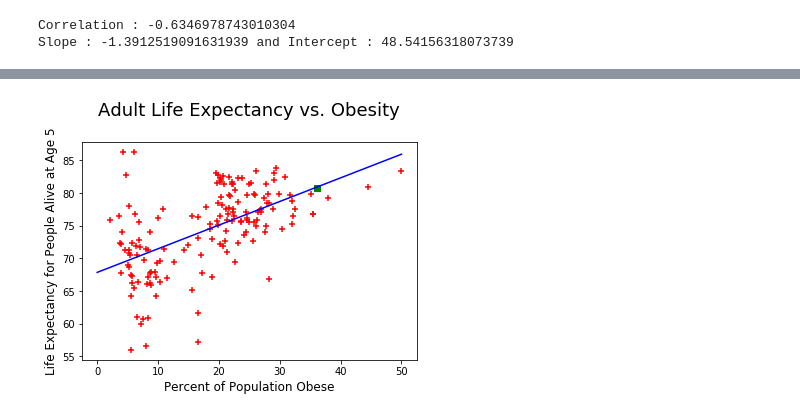
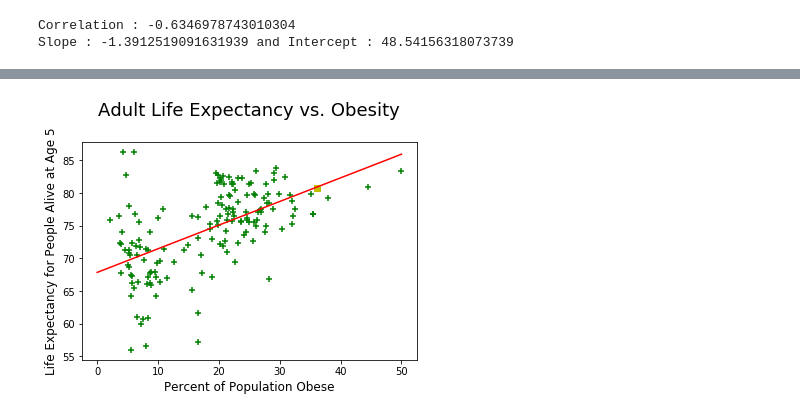
Before and after one commit to mdpickett2/pushnpull, a Jupyter notebook: graphs.ipynb, the cells around one changed output, grey strips where cells are left out. Drawn from its saved outputs; the diff is of its cells as text; code cells hidden in the pictures.

```diff
--- a/graphs.ipynb
+++ b/graphs.ipynb
@@ -5,7 +5,7 @@ import scipy.stats as st
 import numpy as np
 # %%
 # Read csv file and create initial panda
-input_data="Working_ras.csv"
+input_data="MortDataFile.csv"
 in1_df=pd.read_csv(input_data)
 in1_df.head()
 # %% [output]
@@ -678,8 +737,8 @@ Slope : -1.3912519091631939 and Intercept : 48.54156318073739
 # %%
 ind_var="Obseity"
 dep_var="Adj_LE"
-plt.scatter(in_df["Obseity"],in_df["Adj_LE"],color='r',marker='+')
-plt.scatter(in_df[ind_var][150],in_df[dep_var][150],color='g',marker='s')
+plt.scatter(in_df["Obseity"],in_df["Adj_LE"],color='g',marker='+')
+plt.scatter(in_df[ind_var][150],in_df[dep_var][150],color='y',marker='s')
 plt.title("Adult Life Expectancy vs. Obesity\n",size=18)
 plt.ylabel("Life Expectancy for People Alive at Age 5",size=12)
 plt.xlabel("Percent of Population Obese",size=12)
@@ -690,8 +749,7 @@ intercept=st.linregress(in_df[ind_var][mask],in_df[dep_var][mask]).intercept
 print(f"Slope : {slope} and Intercept : {intercept}")
 start=slope*0+intercept
 end=slope*50+intercept
-plt.plot([0,50],[start,end],color='b')
-#plt.annotate('xy',(6,5),fontsize=15,color='red')
-
+plt.plot([0,50],[start,end],color='r')
+plt.savefig('LEvObes.png')
 plt.show()
 # %% [output]
@@ -700 +758 @@ Slope : 0.3614778630706071 and Intercept : 67.84012014687107
-[figure, old version]
+[figure, new version]
```
Also changed, not shown: parts of 44 cells of this notebook, 2 other files.
